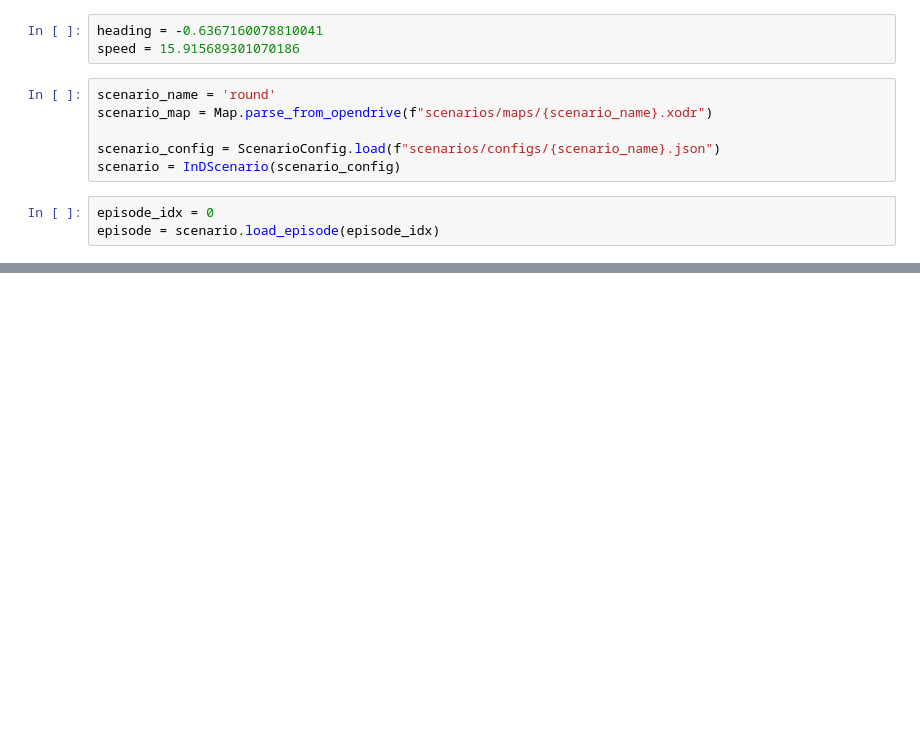
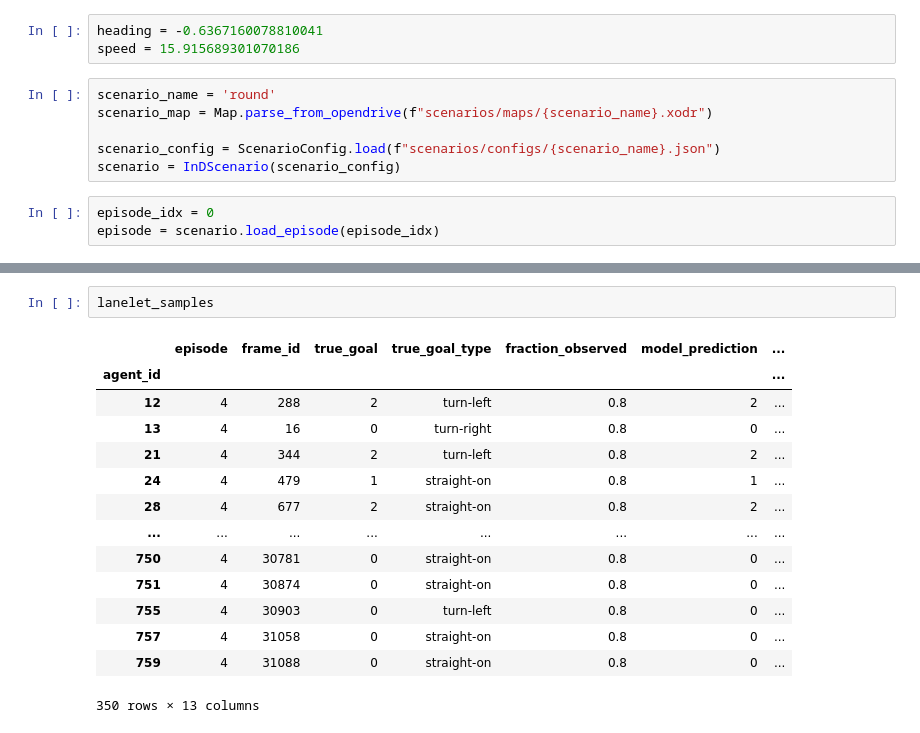
Before and after one commit to uoe-agents/OGRIT, a Jupyter notebook: notebooks/results_analysis.ipynb, the cells around one changed output, grey strips where cells are left out. Saved outputs shown, nothing was run; the diff lists cells and outputs as text; blank space fills up the shorter version.

```diff
--- a/notebooks/results_analysis.ipynb
+++ b/notebooks/results_analysis.ipynb
@@ -461,0 +413,17 @@ lane.parent_road.junction.junction_group.type
+# %%
+lanelet_samples
+# %% [output]
+|  | episode | frame_id | true_goal | true_goal_type | fraction_observed | model_prediction | ... |
+| agent_id |  |  |  |  |  |  | ... |
+| 12 | 4 | 288 | 2 | turn-left | 0.8 | 2 | ... |
+| 13 | 4 | 16 | 0 | turn-right | 0.8 | 0 | ... |
+| 21 | 4 | 344 | 2 | turn-left | 0.8 | 2 | ... |
+| 24 | 4 | 479 | 1 | straight-on | 0.8 | 1 | ... |
+| 28 | 4 | 677 | 2 | straight-on | 0.8 | 2 | ... |
+| ... | ... | ... | ... | ... | ... | ... | ... |
+| 750 | 4 | 30781 | 0 | straight-on | 0.8 | 0 | ... |
+| 751 | 4 | 30874 | 0 | straight-on | 0.8 | 0 | ... |
+| 755 | 4 | 30903 | 0 | turn-left | 0.8 | 0 | ... |
+| 757 | 4 | 31058 | 0 | straight-on | 0.8 | 0 | ... |
+| 759 | 4 | 31088 | 0 | straight-on | 0.8 | 0 | ... |
+350 rows × 13 columns
```
Also changed, not shown: parts of 23 cells of this notebook, 6 other files.
